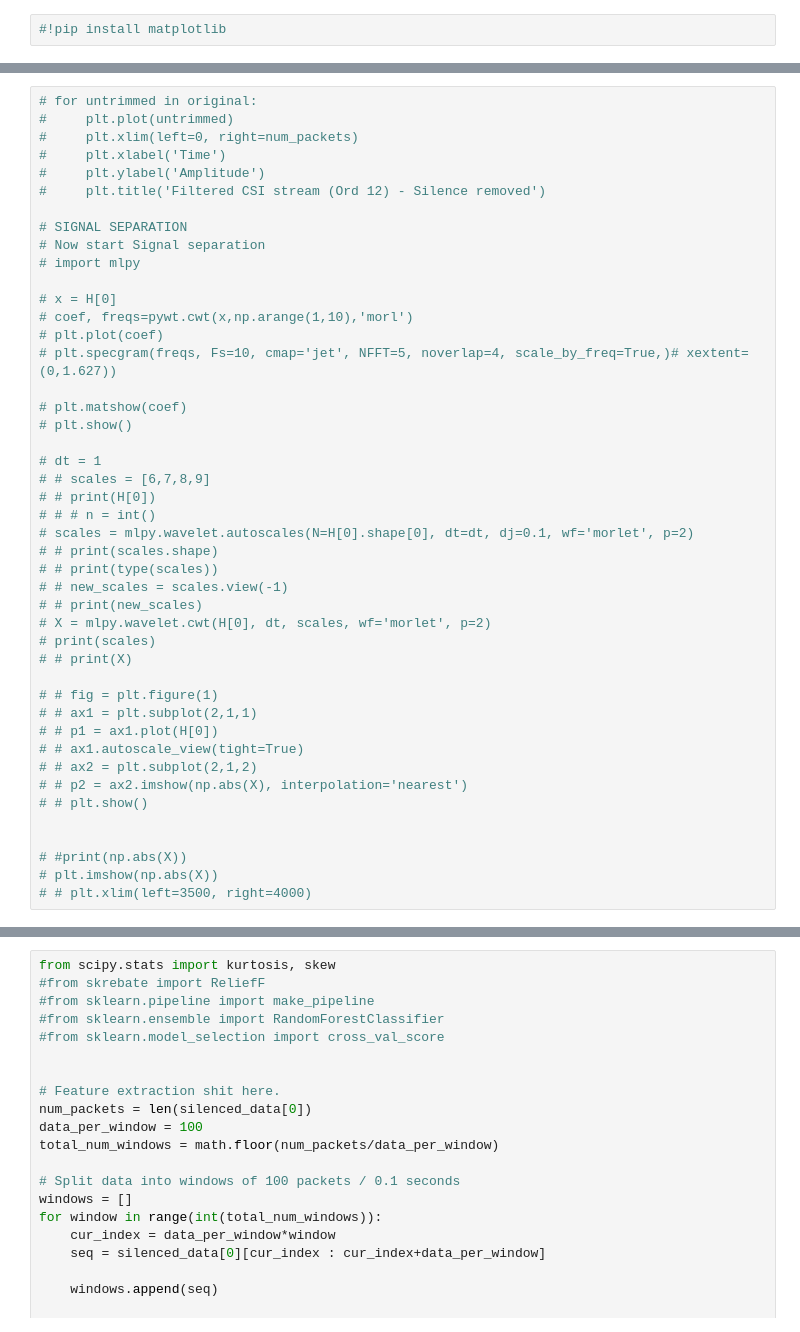
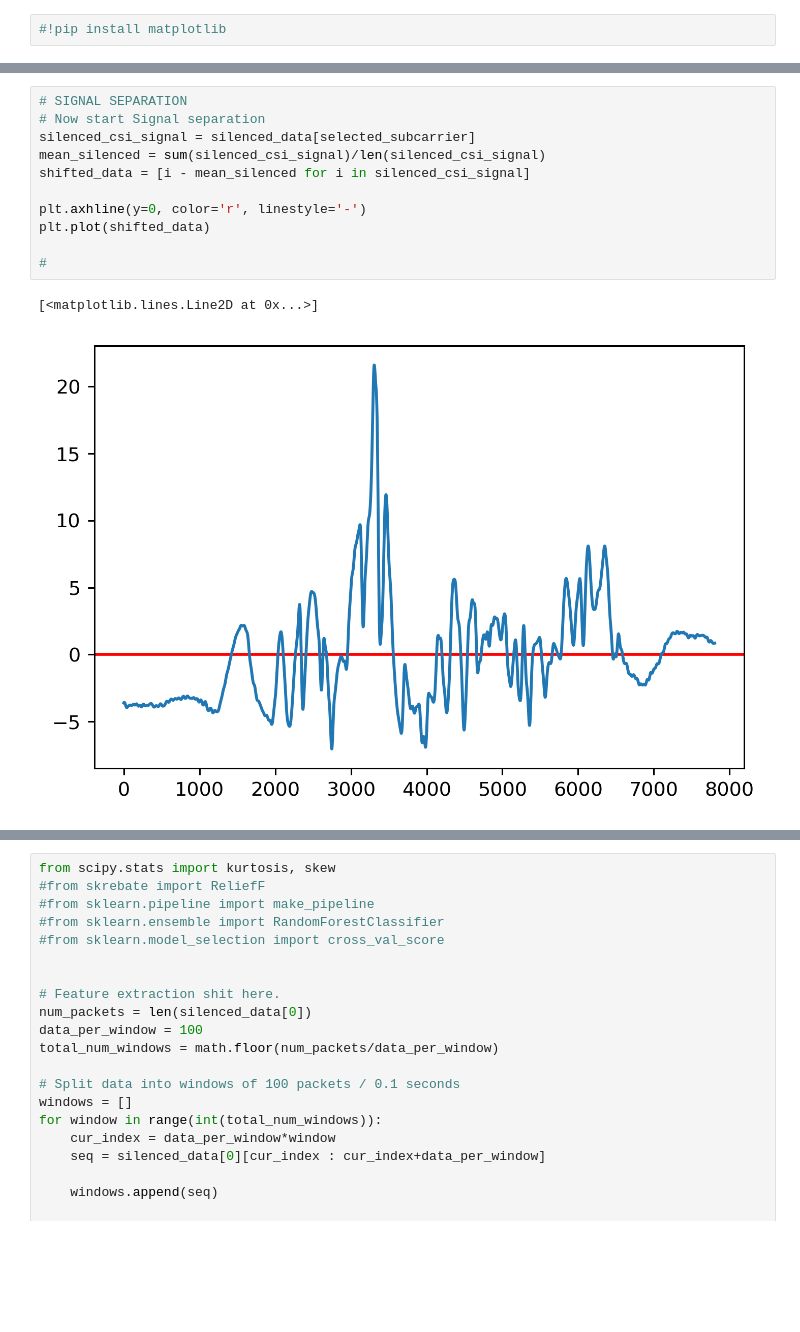
Before and after one commit to SohamPatel/WiFi_ID, a Jupyter notebook: Silence_combined.ipynb, the cells around one changed output, grey strips where cells are left out. Drawn from its saved outputs; the diff is of its cells as text; blank space fills up the shorter version.

```diff
--- a/Silence_combined.ipynb
+++ b/Silence_combined.ipynb
@@ -143,45 +144,14 @@ SyntaxError: invalid syntax (<ipython-input-35-5dcff40a8f64>, line 19)
-# %%
-# for untrimmed in original:
-#     plt.plot(untrimmed)
-#     plt.xlim(left=0, right=num_packets)
-#     plt.xlabel('Time')
-#     plt.ylabel('Amplitude')
-#     plt.title('Filtered CSI stream (Ord 12) - Silence removed')
-
-# SIGNAL SEPARATION
-# Now start Signal separation
-# import mlpy
-
-# x = H[0]
-# coef, freqs=pywt.cwt(x,np.arange(1,10),'morl')
-# plt.plot(coef)
-# plt.specgram(freqs, Fs=10, cmap='jet', NFFT=5, noverlap=4, scale_by_freq=True,)# xextent=(0,1.627))
-
-# plt.matshow(coef)
-# plt.show()
-
-# dt = 1
-# # scales = [6,7,8,9]
-# # print(H[0])
-# # # n = int()
-# scales = mlpy.wavelet.autoscales(N=H[0].shape[0], dt=dt, dj=0.1, wf='morlet', p=2)
-# # print(scales.shape)
-# # print(type(scales))
-# # new_scales = scales.view(-1)
-# # print(new_scales)
-# X = mlpy.wavelet.cwt(H[0], dt, scales, wf='morlet', p=2)
-# print(scales)
-# # print(X)
-
-# # fig = plt.figure(1)
-# # ax1 = plt.subplot(2,1,1)
-# # p1 = ax1.plot(H[0])
-# # ax1.autoscale_view(tight=True)
-# # ax2 = plt.subplot(2,1,2)
-# # p2 = ax2.imshow(np.abs(X), interpolation='nearest')
-# # plt.show()
-
-
-# #print(np.abs(X))
-# plt.imshow(np.abs(X))
-# # plt.xlim(left=3500, right=4000)
+# %%
+# SIGNAL SEPARATION
+# Now start Signal separation
+silenced_csi_signal = silenced_data[selected_subcarrier]
+mean_silenced = sum(silenced_csi_signal)/len(silenced_csi_signal)
+shifted_data = [i - mean_silenced for i in silenced_csi_signal]
+
+plt.axhline(y=0, color='r', linestyle='-')
+plt.plot(shifted_data)
+
+#
+# %% [output]
+[<matplotlib.lines.Line2D at 0x...>]
+[figure, added]
```
Also changed, not shown: parts of 2 cells of this notebook.
